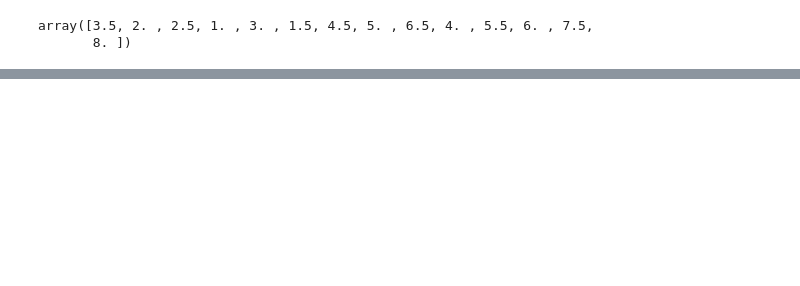
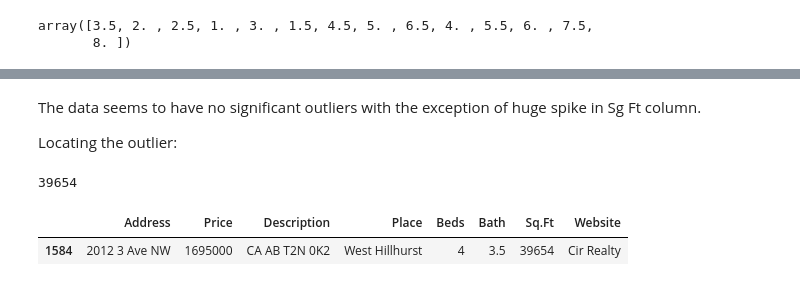
Before and after one commit to roldugina/data_analysis_projects, a Jupyter notebook: Housing_price_Canada.ipynb, the cells around one changed output, grey strips where cells are left out. Cells and saved outputs as stored; diff of their text form; code cells hidden in the pictures; blank space fills up the shorter version.

```diff
--- a/Housing_price_Canada.ipynb
+++ b/Housing_price_Canada.ipynb
@@ -95,0 +133,15 @@ array([3.5, 2. , 2.5, 1. , 3. , 1.5, 4.5, 5. , 6.5, 4. , 5.5, 6. , 7.5,
+# %% [markdown]
+The data seems to have no significant outliers with the exception of huge spike in Sg Ft column.
+
+Locating the outlier:
+# %%
+max_sqft=df_cleaned['Sq.Ft'].max()
+max_sqft
+# %% [output]
+39654
+# %%
+mask=df_cleaned['Sq.Ft']==df_cleaned['Sq.Ft'].max()
+df_cleaned.loc[mask]
+# %% [output]
+|  | Address | Price | Description | Place | Beds | Bath | Sq.Ft | Website |
+| 1584 | 2012 3 Ave NW | 1695000 | CA AB T2N 0K2 | West Hillhurst | 4 | 3.5 | 39654 | Cir Realty |
```
Also changed, not shown: parts of 21 cells of this notebook.
